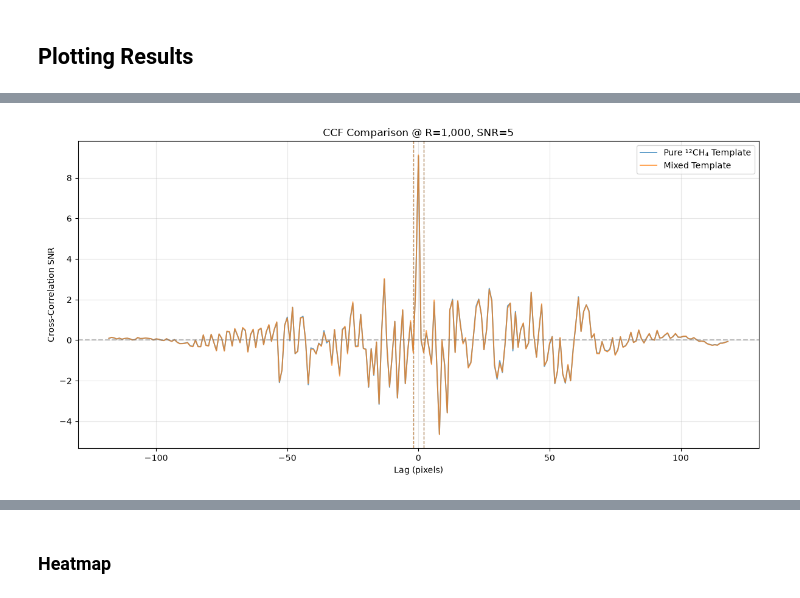
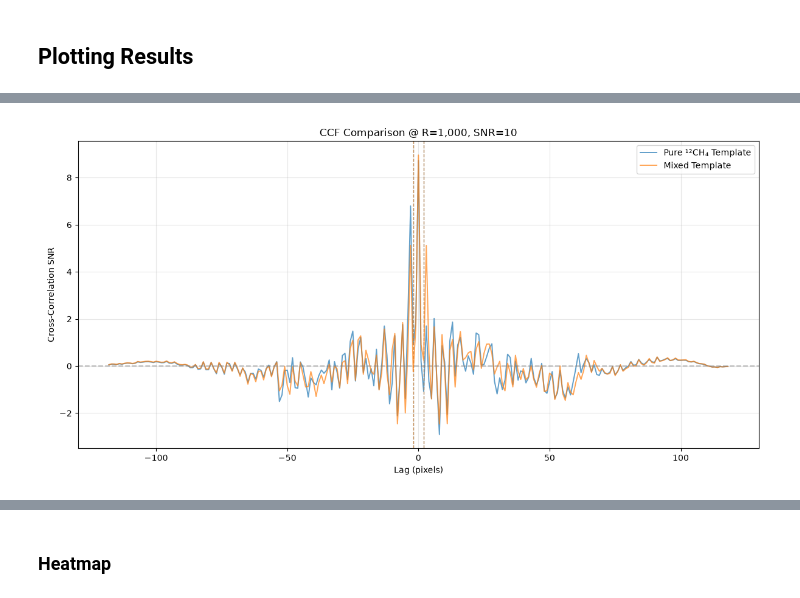
Before and after one commit to zanecollins/sgl_science_case, a Jupyter notebook: sgl_science_case/notebooks/summer_26_isotope_tests_cc.ipynb, the cells around one changed output, grey strips where cells are left out. Saved outputs shown, nothing was run; the diff lists cells and outputs as text; code cells hidden in the pictures.

```diff
--- a/sgl_science_case/notebooks/summer_26_isotope_tests_cc.ipynb
+++ b/sgl_science_case/notebooks/summer_26_isotope_tests_cc.ipynb
@@ -582,21 +607,21 @@ parent_dwn = 0.0005
 molecules = ['CH4', 'H2O']
 isotopes_dict = {'CH4': [1, 2], 'H2O': [1]}
 # %%
-# 1. Compute the high-resolution parent spectrum once
+# # 1. Compute the high-resolution parent spectrum once
 
-parent_dict = generate_res_isotope_dict(
-    molecules=molecules,
-    isotopes_dict=isotopes_dict,
-    dwns=[parent_dwn],           # only one fine grid
-    scale_factor=5.0
-)
-# parent_dict now has one key (e.g. 555000) with the fine data
+# parent_dict = generate_res_isotope_dict(
+#     molecules=molecules,
+#     isotopes_dict=isotopes_dict,
+#     dwns=[parent_dwn],           # only one fine grid
+#     scale_factor=5.0
+# )
+# # parent_dict now has one key (e.g. 555000) with the fine data
 
-# Save the data
+# # Save the data
 
-save_path = os.path.join(data_dir, f"parent_spectra_dwn({parent_dwn})_mol({molecules}_{wl_min}_to_{wl_max}).pkl")
+# save_path = os.path.join(data_dir, f"parent_spectra_dwn({parent_dwn})_mol({molecules}_{wl_min}_to_{wl_max}).pkl")
 
-with open(save_path, 'wb') as f:
-    pickle.dump(parent_dict, f)
+# with open(save_path, 'wb') as f:
+#     pickle.dump(parent_dict, f)
 
-print(f"✅ Saved parent_dict to: {save_path}")
+# print(f"✅ Saved parent_dict to: {save_path}")
@@ -640,7 +654,7 @@ df_results = run_full_isotope_cross_correlation(
     snr_values=[1, 5, 10, 25, 50, 100, 500],
     resolution_values=[50,100, 1000, 10000, 100000, 5e5],
     abundance_scenarios=abundance_scenarios,
-    molecule='CH4'
+    # molecule='CH4'
 )
 # %% [output]
 Creating binned versions...
@@ -723,20 +694,20 @@ for i in abundance_scenarios:
 # %%
 resolution_to_plot = 1000
-snr_to_plot = 5
+snr_to_plot = 10
 
-# Define the abundance dictionaries exactly as stored in your DataFrame
-data_abundances = {'H2O': {1: 0.8}, 'CH4': {1: 0.2}}
-template_a ={'H2O': {1: 0.5}, 'CH4': {1: 0.5}}
-template_b ={'CH4': {1: 1.0, 2: 0.0}}
-
+data_abundances = {'CH4': {1: 0.5, 2: 0.5}}
+template_a = {'CH4': {1: 1, 2: 0}}
+template_b = {'CH4': {1: 0.5, 2: 0.5}}
 
 plot_ccf_comparison(
     df=df_results,
     resolution=resolution_to_plot,
     snr=snr_to_plot,
     data_abundances=data_abundances,
     template_a=template_a,
-    template_b=template_b, show_error_bars=False, ccf_snr=True
+    template_b=template_b,
+    show_error_bars=False,
+    ccf_snr=True
 )
 # %% [output]
-[figure, old version]
+[figure, new version]
```
Also changed, not shown: parts of 13 cells of this notebook.
